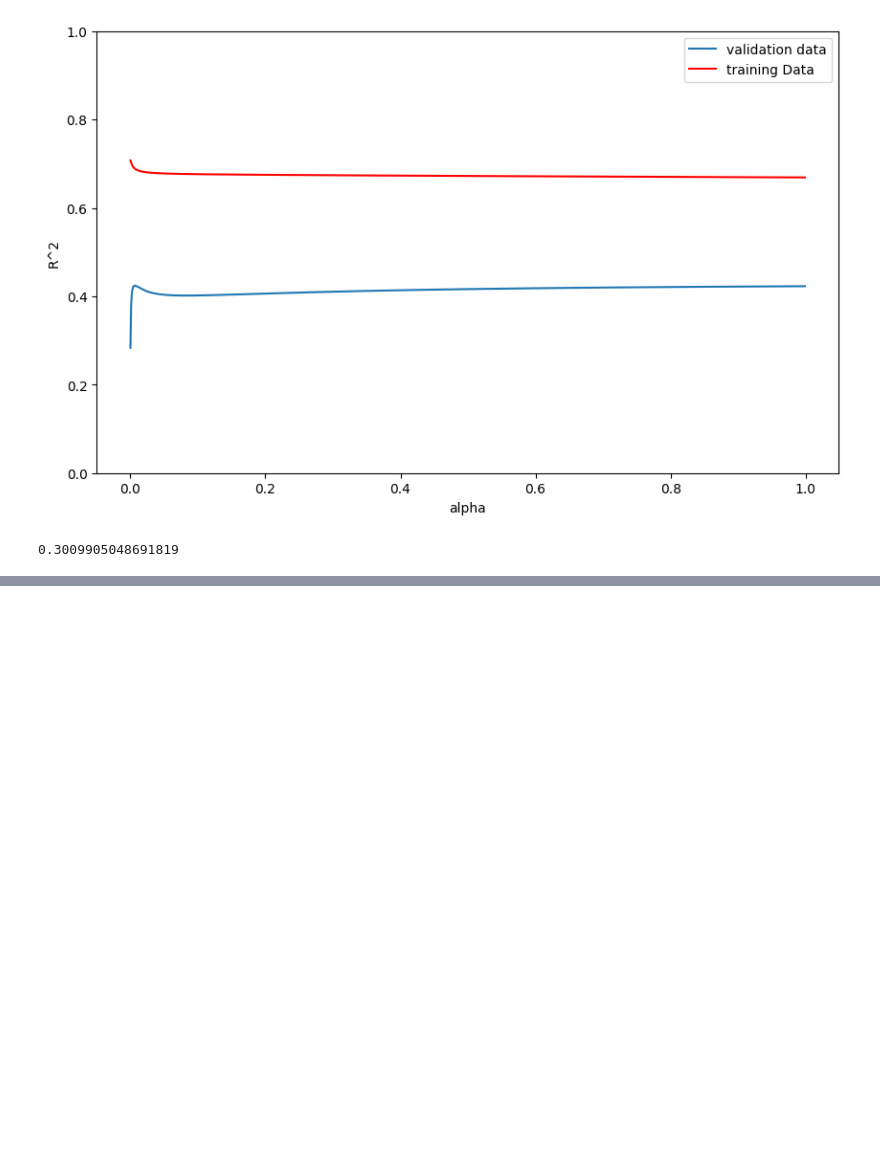
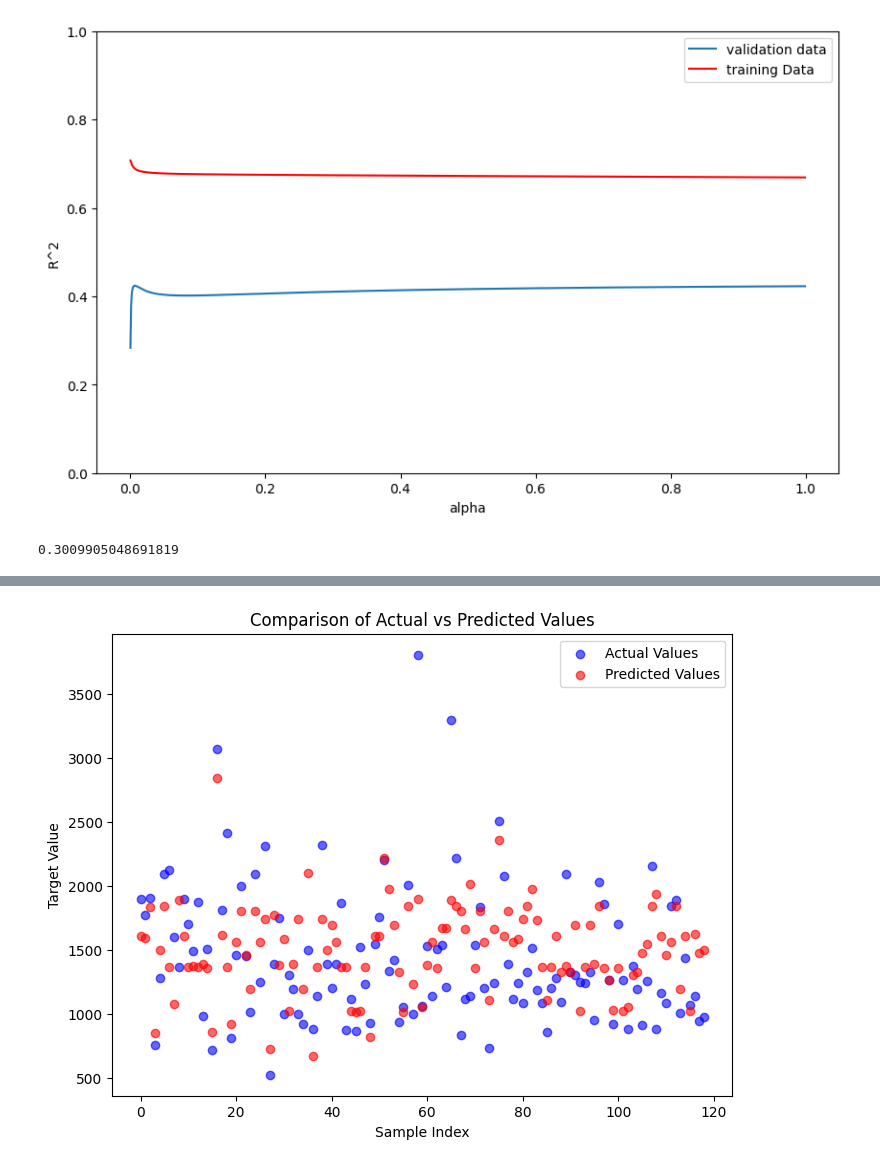
Before and after one commit to schonsnatan/Data-Analysis-Laptops, a Jupyter notebook: project.ipynb, the cells around one changed output, grey strips where cells are left out. Cells and saved outputs as stored; diff of their text form; code cells hidden in the pictures; blank space fills up the shorter version.

Commit message:
adding prediction

```diff
--- a/project.ipynb
+++ b/project.ipynb
@@ -756,3 +756,15 @@ BestRR = Grid1.best_estimator_
 print(BestRR.score(X_test[['CPU_frequency', 'RAM_GB', 'Storage_GB_SSD', 'CPU_core','OS','GPU','Category']], y_test))
 # %% [output]
 0.3009905048691819
+# %%
+# Predict values using the best Ridge model
+y_pred = BestRR.predict(X_test[['CPU_frequency', 'RAM_GB', 'Storage_GB_SSD', 'CPU_core','OS','GPU','Category']])
+
+# Create a DataFrame to store actual, predicted, and percentage difference
+df_results = pd.DataFrame({
+    'Actual': y_test,
+    'Predicted': y_pred,
+    'Percentage_Diff': ((abs(y_pred - y_test) / y_test) * 100).round(2)
+})
+
+df_results.head()
@@ -758,0 +778,12 @@ print(BestRR.score(X_test[['CPU_frequency', 'RAM_GB', 'Storage_GB_SSD', 'CPU_cor
+# %%
+plt.figure(figsize=(8, 6))
+plt.scatter(range(len(y_test)), y_test, color='blue', label="Actual Values", alpha=0.6)
+plt.scatter(range(len(y_pred)), y_pred, color='red', label="Predicted Values", alpha=0.6)
+
+plt.xlabel("Sample Index")
+plt.ylabel("Target Value")
+plt.title("Comparison of Actual vs Predicted Values")
+plt.legend()
+plt.show()
+# %% [output]
+[figure, added]
```
Also changed, not shown: parts of 1 cell of this notebook.
